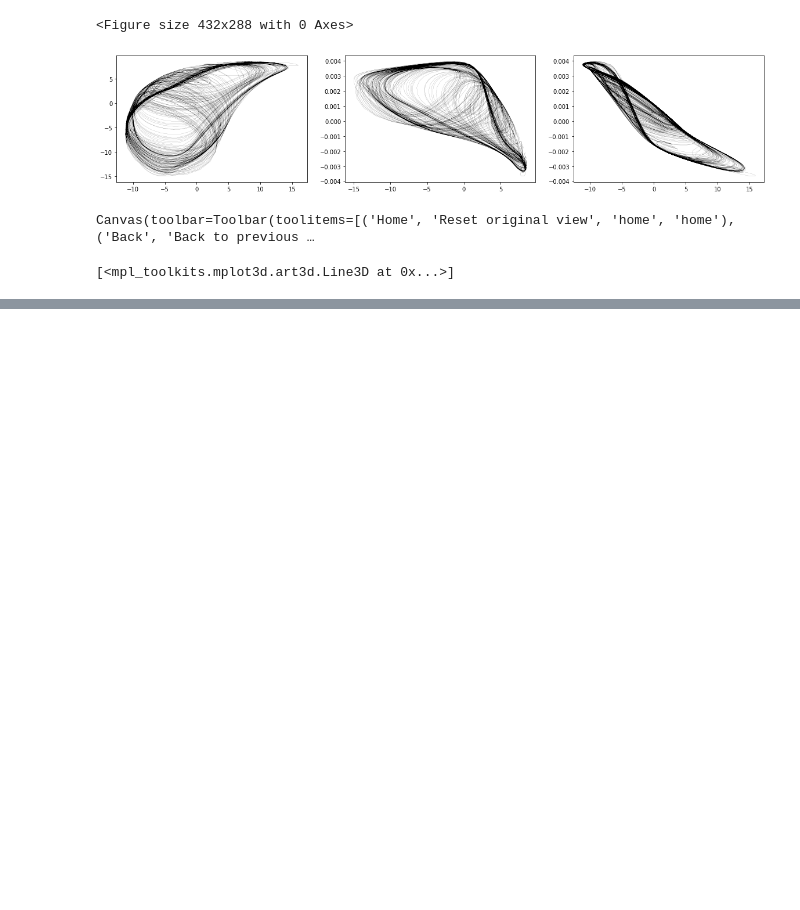
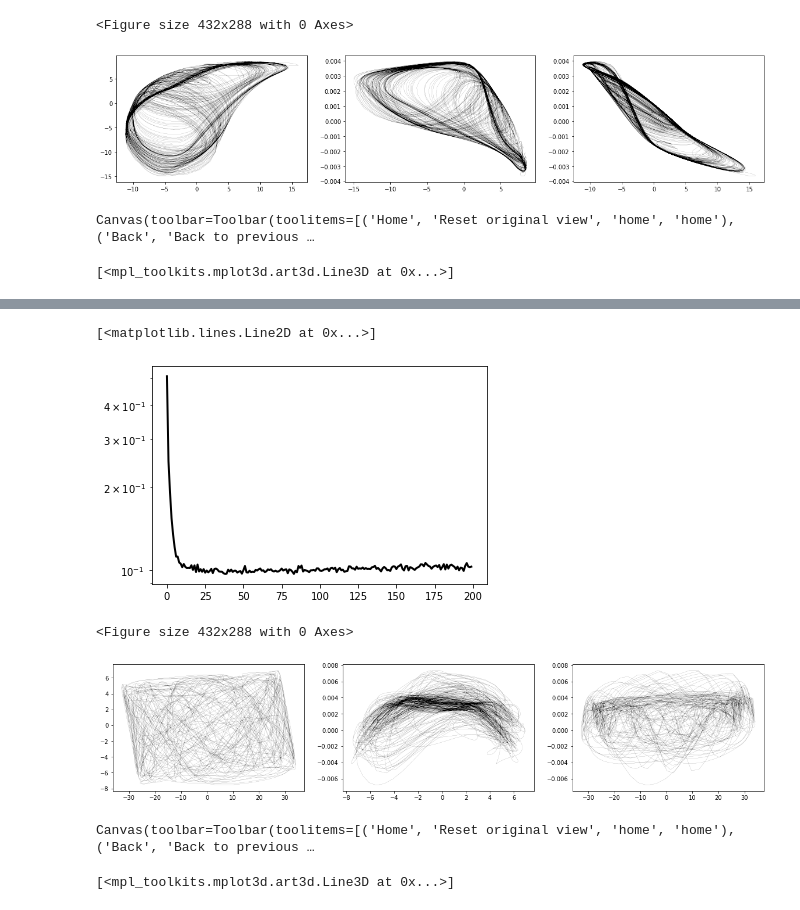
Before and after one commit to williamgilpin/fnn, a Jupyter notebook: demos.ipynb, the cells around one changed output, grey strips where cells are left out. Cells and saved outputs as stored; diff of their text form; code cells hidden in the pictures; blank space fills up the shorter version.

Commit message:
add multivariate ts example; simplify NN embedding class

```diff
--- a/demos.ipynb
+++ b/demos.ipynb
@@ -325,0 +328,26 @@ Canvas(toolbar=Toolbar(toolitems=[('Home', 'Reset original view', 'home', 'home'
+# %%
+# Load dataset and select observation
+sol = np.loadtxt('datasets/pendulum_train.csv.gz', delimiter=',')
+obs = sol[:2, :].T
+
+# Construct model, note the n_features argument
+model = MLPEmbedding(10,
+                     time_window=10,
+                     latent_regularizer=FNN(1.0),
+                     random_state=0,
+                     n_features=2
+                     )
+# Fit and apply embedding
+coords = model.fit_transform(obs, learning_rate=1e-2)
+
+# Plot embedding
+%matplotlib inline
+plt.figure()
+plt.semilogy(model.train_history.history["loss"], linewidth=2)
+
+plt.figure()
+fig, ax = plt.subplots(nrows=1, ncols=3, figsize=(20,4))
+ax[0].plot(coords[:, 0], coords[:, 1])
+ax[1].plot(coords[:, 1], coords[:, 2])
+ax[2].plot(coords[:, 0], coords[:, 2])
+# %% [output]
@@ -325,0 +362,17 @@ Canvas(toolbar=Toolbar(toolitems=[('Home', 'Reset original view', 'home', 'home'
+[<matplotlib.lines.Line2D at 0x...>]
+[figure, added]
+<Figure size 432x288 with 0 Axes>
+[figure, added]
+# %%
+# View interactive plot in 3D. Requires working mplot3d installation
+%matplotlib widget
+%matplotlib widget
+%matplotlib widget
+
+from mpl_toolkits.mplot3d import axes3d
+fig = plt.figure(figsize=(5,5))
+ax = fig.add_subplot(111, projection= '3d')
+ax.plot(coords[:,0], coords[:,1], coords[:,2], color='k')
+# %% [output]
+Canvas(toolbar=Toolbar(toolitems=[('Home', 'Reset original view', 'home', 'home'), ('Back', 'Back to previous …
+[<mpl_toolkits.mplot3d.art3d.Line3D at 0x...>]
```
Also changed, not shown: parts of 8 cells of this notebook, 5 other files.
